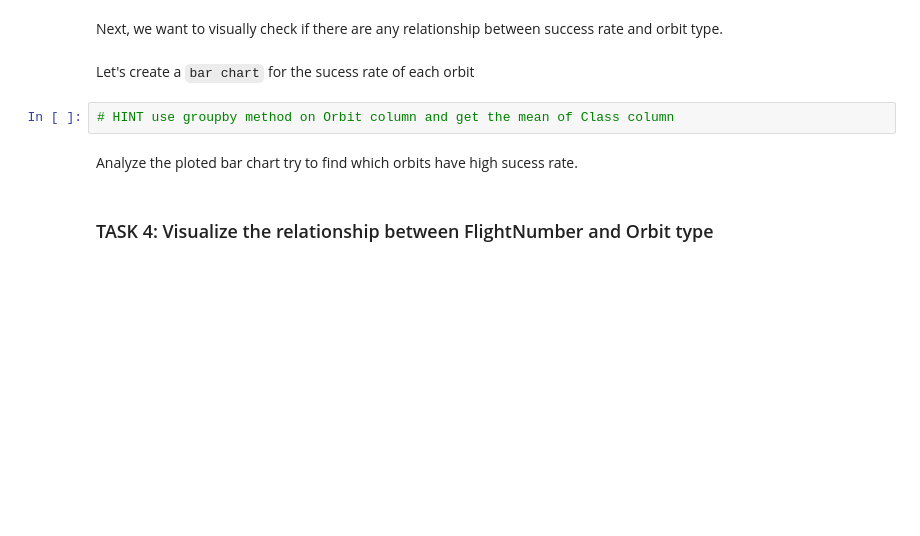
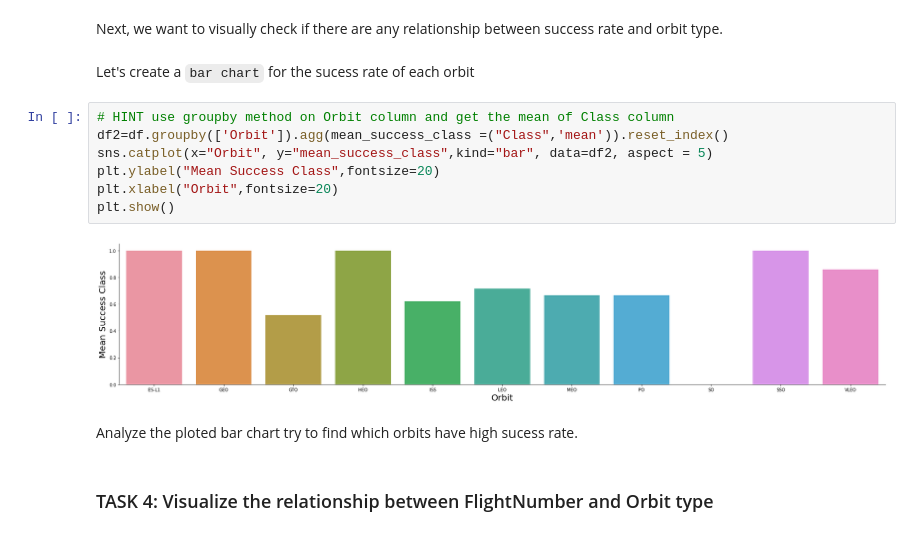
Before and after one commit to initAI/testrepo, a Jupyter notebook: week 2 - Complete the EDA with Visualization.ipynb, the cells around one changed output. Drawn from its saved outputs; the diff is of its cells as text; blank space fills up the shorter version.

```diff
--- a/week 2 - Complete the EDA with Visualization.ipynb
+++ b/week 2 - Complete the EDA with Visualization.ipynb
@@ -93,6 +124,13 @@ Next, we want to visually check if there are any relationship between success ra
 Let's create a `bar chart` for the sucess rate of each orbit
 # %%
 # HINT use groupby method on Orbit column and get the mean of Class column
+df2=df.groupby(['Orbit']).agg(mean_success_class =("Class",'mean')).reset_index()
+sns.catplot(x="Orbit", y="mean_success_class",kind="bar", data=df2, aspect = 5)
+plt.ylabel("Mean Success Class",fontsize=20)
+plt.xlabel("Orbit",fontsize=20)
+plt.show()
+# %% [output]
+[figure, added]
 # %% [markdown]
 Analyze the ploted bar chart try to find which orbits have high sucess rate.
 # %% [markdown]
```
Also changed, not shown: parts of 11 cells of this notebook.
